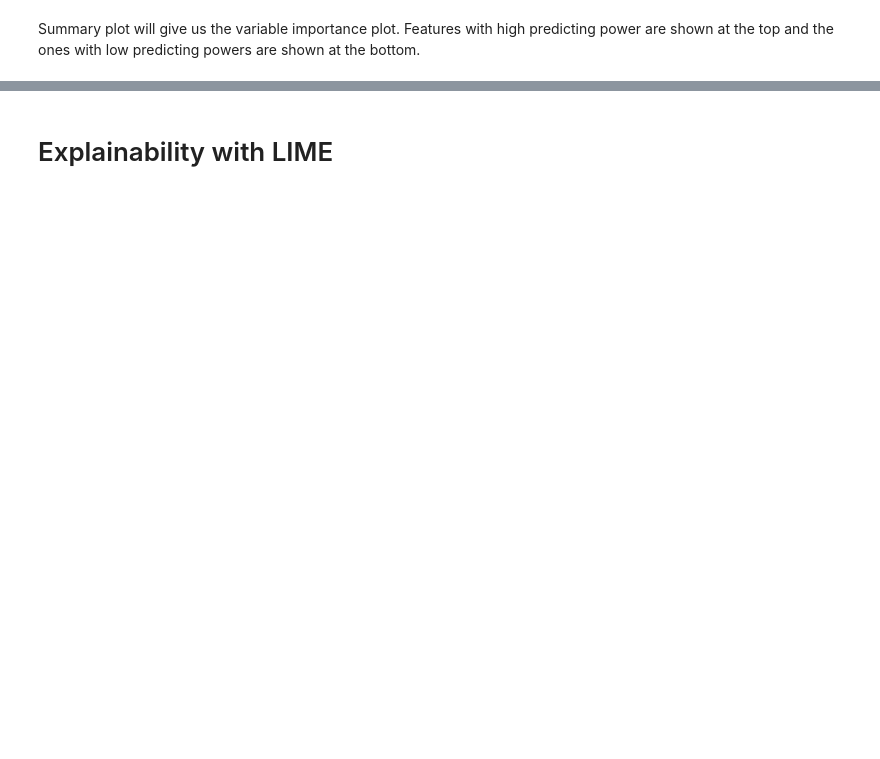
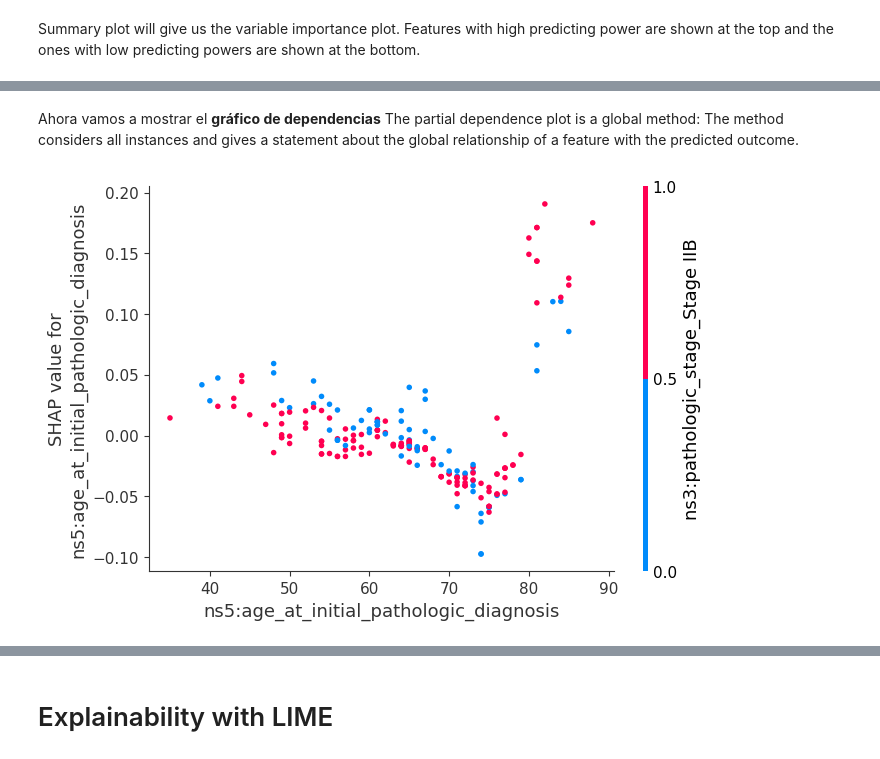
Before and after one commit to jrbobes/jrbobes-hitl-ml, a Jupyter notebook: PAAD_XAI_Local_Global.ipynb, the cells around one changed output, grey strips where cells are left out. Cells and saved outputs as stored; diff of their text form; code cells hidden in the pictures; blank space fills up the shorter version.

```diff
--- a/PAAD_XAI_Local_Global.ipynb
+++ b/PAAD_XAI_Local_Global.ipynb
@@ -167,0 +248,7 @@ shap.summary_plot(shap_values[1], X_encoded)
+# %% [markdown]
+Ahora vamos a mostrar el **gráfico de dependencias**
+The partial dependence plot is a global method: The method considers all instances and gives a statement about the global relationship of a feature with the predicted outcome.
+# %%
+shap.dependence_plot(0, shap_values[1], X_encoded, feature_names = X_encoded.columns)
+# %% [output]
+[figure, added]
```
Also changed, not shown: parts of 18 cells of this notebook.
